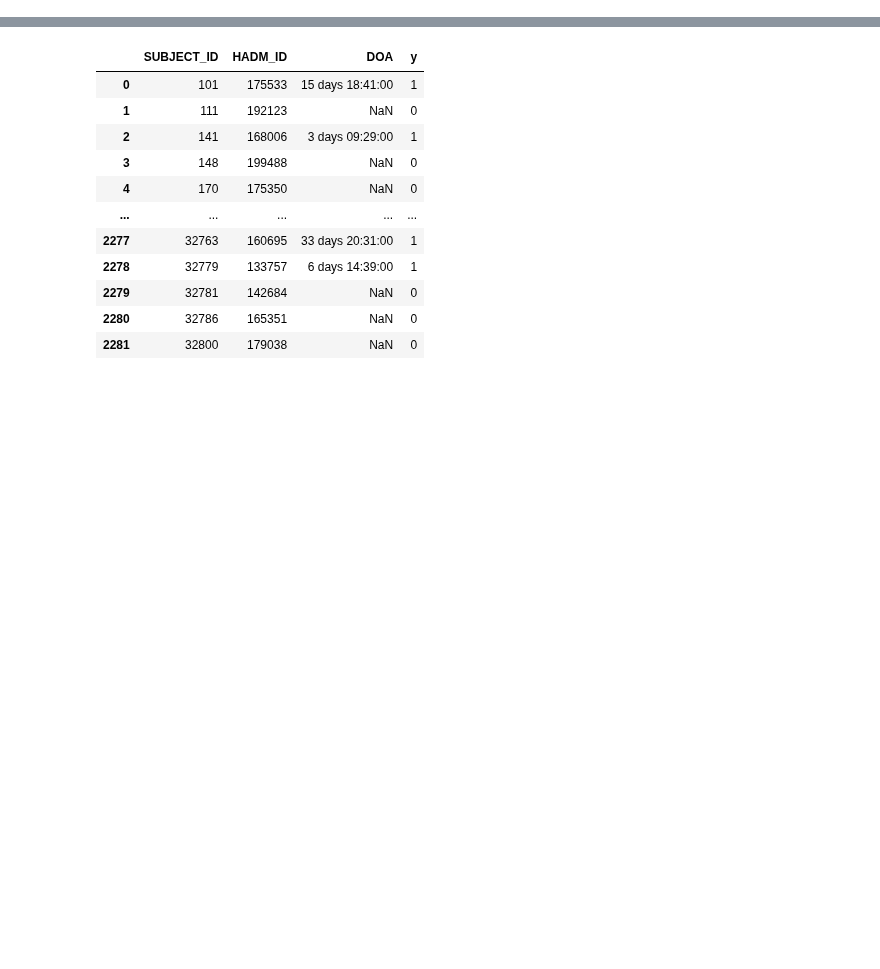
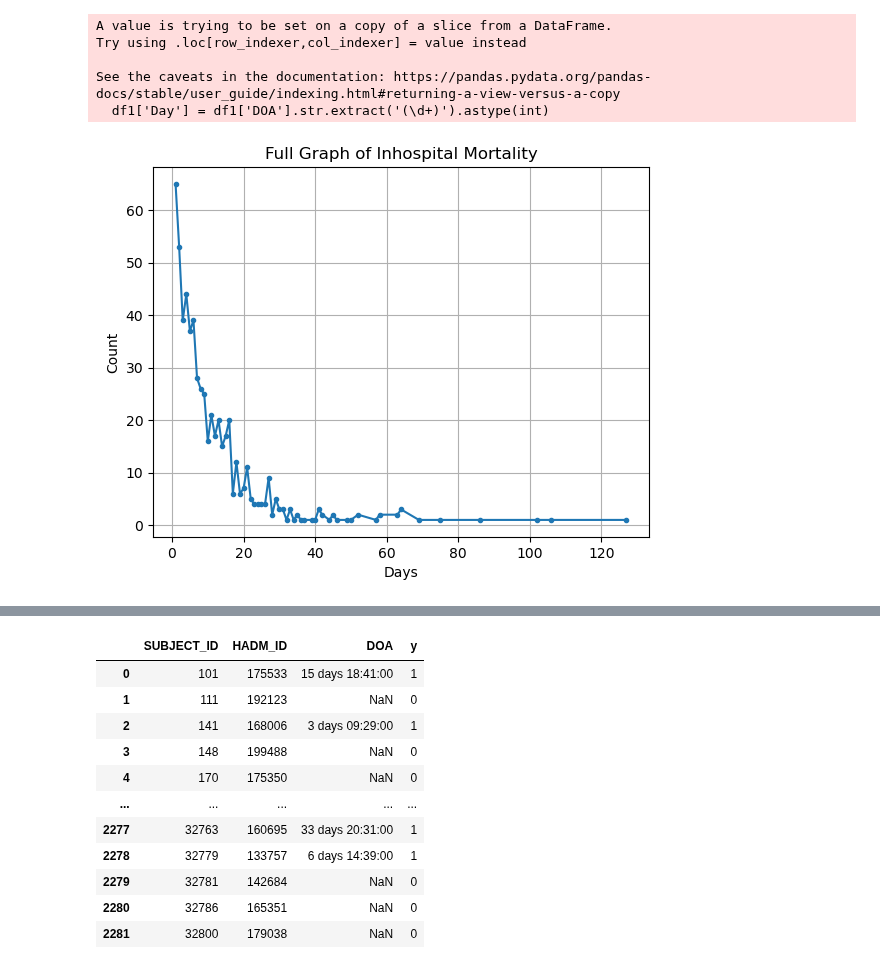
Before and after one commit to NohJangHyun/MIMIC-III-mortality-prediction, a Jupyter notebook: Data Extract/Tabular Data/checking label.ipynb, the cells around one changed output, grey strips where cells are left out. Cells and saved outputs as stored; diff of their text form; code cells hidden in the pictures; blank space fills up the shorter version.

Commit message:
최종 환자의  inhospital mortality days 분포 그래프 추가

```diff
--- a/Data Extract/Tabular Data/checking label.ipynb
+++ b/Data Extract/Tabular Data/checking label.ipynb
@@ -23,0 +25,24 @@ df
+# %%
+# 'y' 칼럼이 1인 데이터만 선택
+df1 = df[df["y"] == 1]
+
+# 'DOA' 칼럼에서 숫자만 추출 (예: '15 days 18:41:00' -> 15)
+df1['Day'] = df1['DOA'].str.extract('(\d+)').astype(int)
+
+# 'Days' 칼럼을 기준으로 그룹화하고 그룹별 데이터 개수(count) 계산
+day_counts = df1['Day'].value_counts().sort_index()
+
+# x축은 'Days' 값, y축은 해당 값의 데이터 개수로 하는 선 그래프 생성
+plt.plot(day_counts.index, day_counts.values, linestyle='-', marker='o', markersize=3)
+plt.xlabel('Days')
+plt.ylabel('Count')
+plt.title('Full Graph of Inhospital Mortality')
+plt.grid(True)
+plt.show()
+# %% [output]
+A value is trying to be set on a copy of a slice from a DataFrame.
+Try using .loc[row_indexer,col_indexer] = value instead
+
+See the caveats in the documentation: https://pandas.pydata.org/pandas-docs/stable/user_guide/indexing.html#returning-a-view-versus-a-copy
+  df1['Day'] = df1['DOA'].str.extract('(\d+)').astype(int)
+[figure, added]
```
Also changed, not shown: parts of 6 cells of this notebook.
